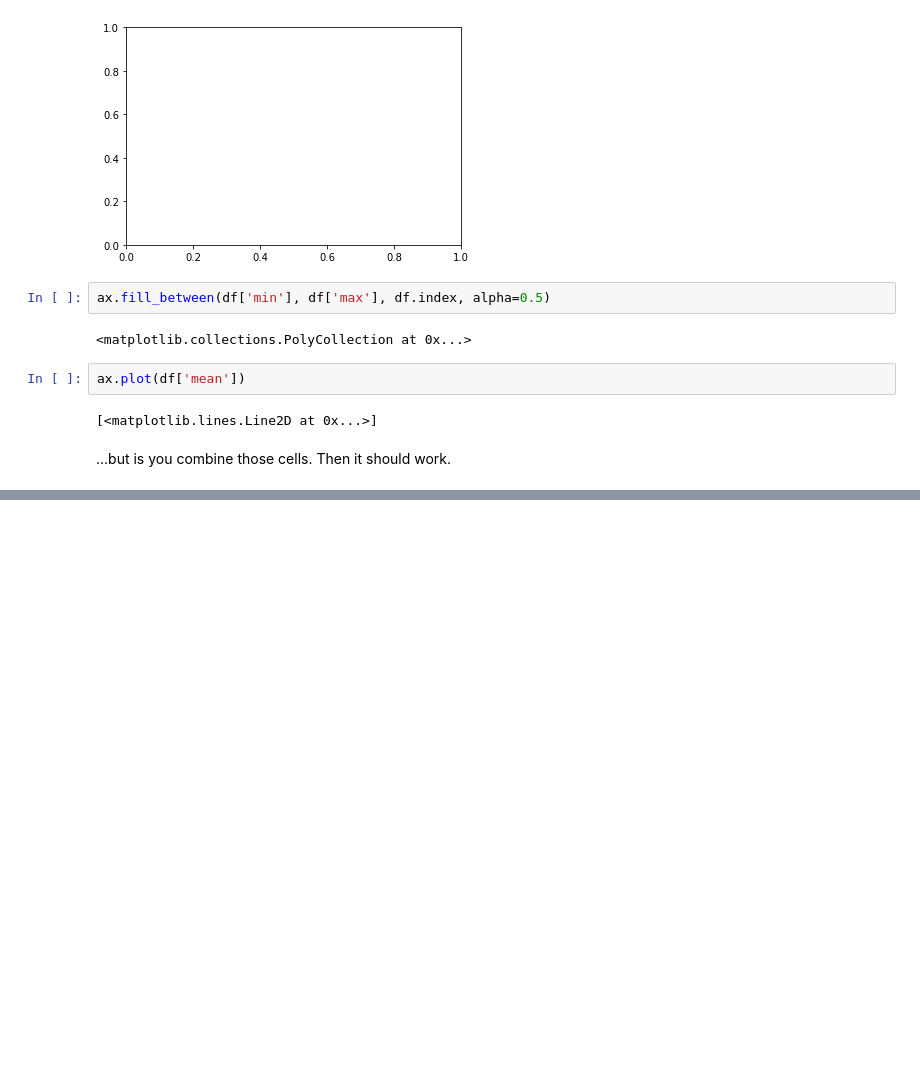
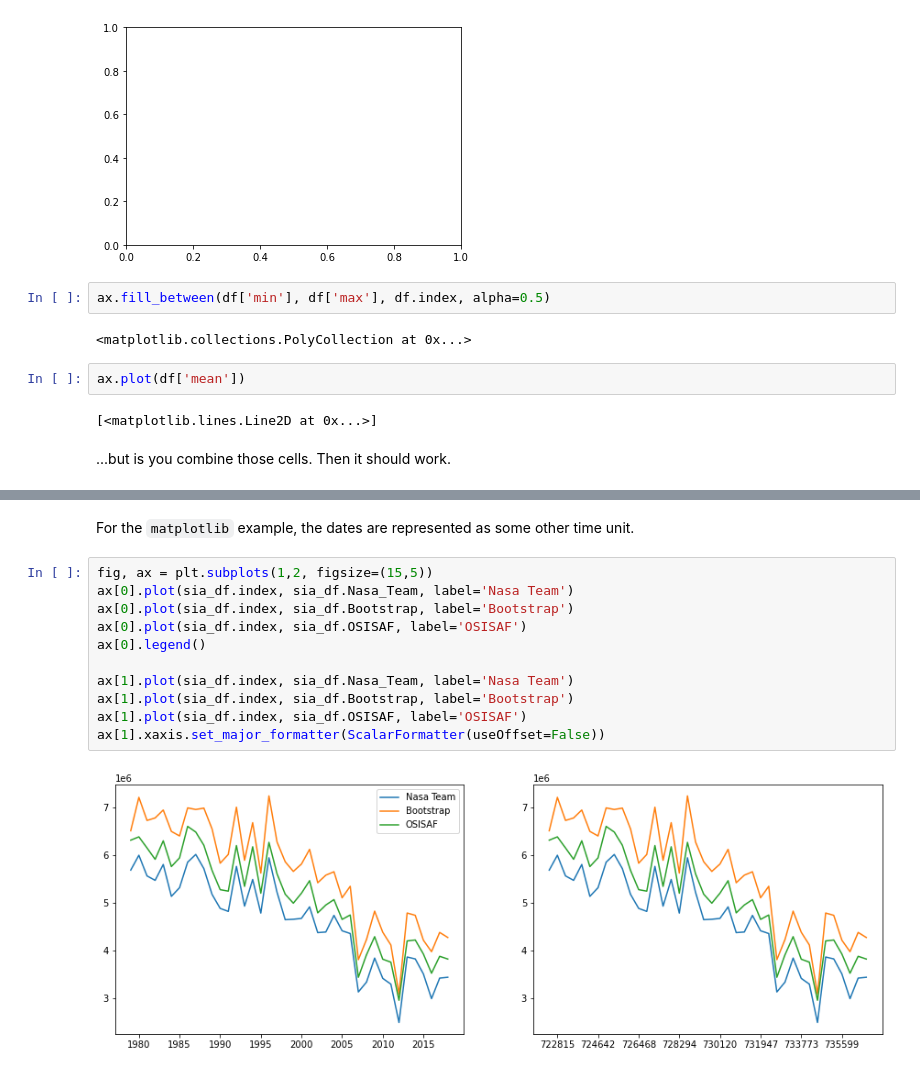
Before and after one commit to andypbarrett/Examples, a Jupyter notebook: notebooks/plotting_issues.ipynb, the cells around one changed output, grey strips where cells are left out. Cells and saved outputs as stored; diff of their text form; blank space fills up the shorter version.

```diff
--- a/notebooks/plotting_issues.ipynb
+++ b/notebooks/plotting_issues.ipynb
@@ -56,0 +101,15 @@ ax.xaxis.set_major_formatter(ScalarFormatter(useOffset=False))
+# %% [markdown]
+For the `matplotlib` example, the dates are represented as some other time unit.
+# %%
+fig, ax = plt.subplots(1,2, figsize=(15,5))
+ax[0].plot(sia_df.index, sia_df.Nasa_Team, label='Nasa Team')
+ax[0].plot(sia_df.index, sia_df.Bootstrap, label='Bootstrap')
+ax[0].plot(sia_df.index, sia_df.OSISAF, label='OSISAF')
+ax[0].legend()
+
+ax[1].plot(sia_df.index, sia_df.Nasa_Team, label='Nasa Team')
+ax[1].plot(sia_df.index, sia_df.Bootstrap, label='Bootstrap')
+ax[1].plot(sia_df.index, sia_df.OSISAF, label='OSISAF')
+ax[1].xaxis.set_major_formatter(ScalarFormatter(useOffset=False))
+# %% [output]
+[figure, added]
```
Also changed, not shown: parts of 9 cells of this notebook, 1 other file.
